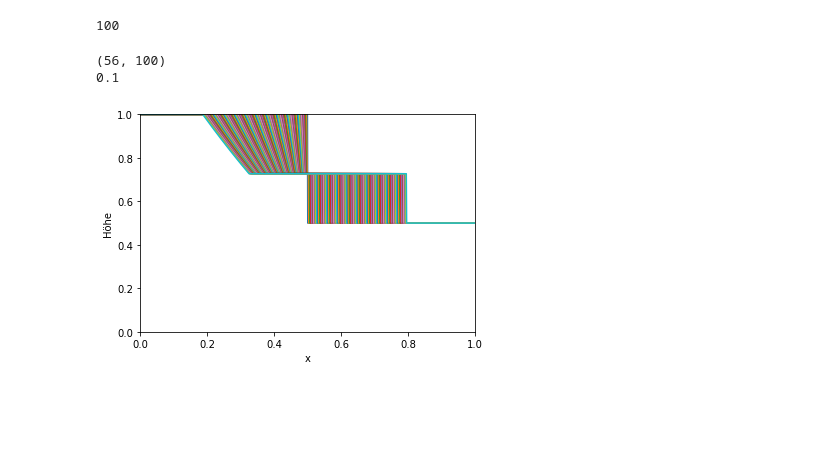
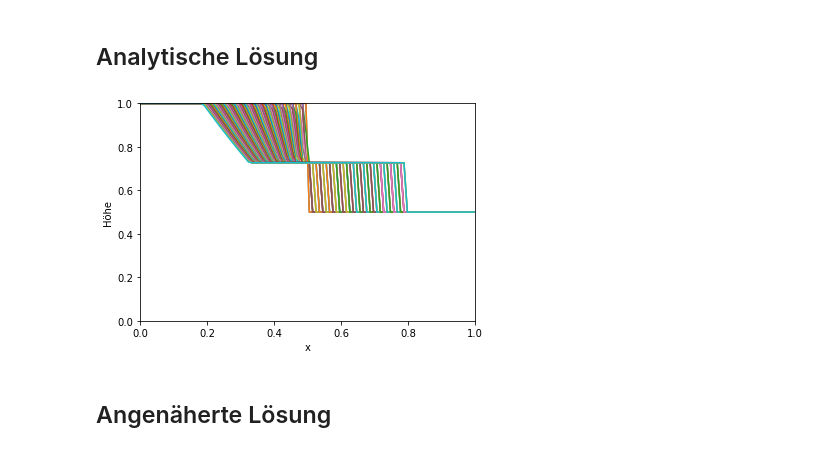
Before and after one commit to Javiermateor/Flachwassergleichung, a Jupyter notebook: HA2.ipynb, the cells around one changed output. Cells and saved outputs as stored; diff of their text form; code cells hidden in the pictures; blank space fills up the shorter version.

```diff
--- a/HA2.ipynb
+++ b/HA2.ipynb
@@ -60,48 +7,5 @@ def upwind_verfahren(Nx, CFL=1):
-# %%
-N = 100
-CFL = 0.9
-
-U_glatt, U_unstetig, x, dt = upwind_verfahren(N, CFL)
-print(len(x))
-# %% [output]
-100
-# %%
-#Numerische Flussfunktion - Bestimmen (nur das momentan)
-def numFluss_LAX_FRIEDRICH(dx,dt,U):
-
-    #rechtseitiger Fluss (F_j+1/2)
-    F_j12_r = np.zeros((len(U),len(U[0])))
-    #linker Fluss (F_j-1/2)
-    F_j12_l = np.zeros((len(U),len(U[0])))
-
-    #Funktion F definieren (Matrix mit h und u) (siehe Skript 3 Implementierung)
-    #Matrix H bzw. H°, Matrix HU bzw. HU° definieren (siehe Skript 3 Implementierung)
-
-
-    for i in range(1,len(U[0])-1):
-        F_j12_r[:,i] = 0.5*(U[:,i] + U[:,i-1]) - 0.5*c*(U[:,i] - U[:,i-1])
-        F_j12_l[:,i] = 0.5*(U[:,i] + U[:,i+1]) - 0.5*c*(U[:,i+1] - U[:,i])
-
-    #Andere Verfahren auch probieren, alle steht im Skript
-
-    return F_j12_r, F_j12_l
-
-
-F = numFluss_LAX_FRIEDRICH(x,dt,U_glatt) #dx muss noch außerhalb der Funktion Anfangsbedingungen bestimmt werden
-print(F.shape)
-print(max(x)/len(x)) #-----------> dx
-
-#Zeitschrittweite durch CFL Bedingung für Systeme bestimmen (Lax-Friedrich)
-## Jacobimatrix von F bestimmen
-## Eigenwerte der Jacobimatrix bestimmen
-## dt = CFL*dx/max(Eigenwerte)
-
-#Frage: kann man Dokumente in Jupyter Notebook verbinden?, damit der Code nicht so lang wird
-#Muss man die komponenten in einzelnen Richtungen betrachten? ansonsten funktioniert nicht mit der Vektoriellen Form von h und hu. Skript Seite 34 Gleichung 3.2
-#Wie beeinfleusst die Anfangsbedingung die Lösung? (siehe Skript Seite 34)
-# %% [output]
-(56, 100)
-0.1
+# %% [markdown]
+## Analytische Lösung
 # %%
 def dammbruch(x,t,x0,hl,hr,Sw):
     #Diskretisierung des Gebiets mit anfangsbedingungen
@@ -114,13 +18,12 @@ def dammbruch(x,t,x0,hl,hr,Sw):
     u = np.zeros((len(x), len(t)), dtype= float)
 
     # Randbedingungen vielleicht noch sauberer 0.5 ist 1 und 0.5 gleichzeitig
-    h[:,0] = np.where(x>=0.5, 0.5, 1)
+    h[:,0] = np.where(x>=x0, hr, hl)
 
     # Berechnung
     for i in range(1, len(t)):
         for j in range(len(x)):
             h[j,i],u[j,i] = hu(x[j],t[i])
-    #print(hu(x[48],t[1]))
     return h , u
 
 
@@ -129,7 +32,6 @@ def hu(x,t):
     xa = x0 - t*np.sqrt(g*hl)
     xb = x0 + t*(u2-c2)
     xc = x0 + Sw*t
-    #print(xa,xb,xc)
     if x < xa:
         h = hl
         u = 0
@@ -144,44 +46,48 @@ def hu(x,t):
         u = 0
     return h , u
 # %%
-# Initialiesierung der Werte:
+# Initialisierung der Werte:
 hl= 1
 hr = 0.5
 x0 = 0.5
 g= 9.81
+Nx = 100
+Nt = 100
 
 #temporär: (Ersetzen mit Anfangsbedingungen, dann müsste t in Anfangsbedingungen ergänzt werden)
-x = np.linspace(0, 1, 1000)
-t = np.linspace(0, 0.1, 100)
+x = np.linspace(0, 1, Nx)
+t = np.linspace(0, 0.1, Nt)
 
 
 
 # Sw bestimmen
 def f(Sw):
     return Sw - (g*hr)/(4*Sw)*(1+np.sqrt(1+(8*Sw**2)/(g*hr))) + 2*np.sqrt((g*hr)/2*(np.sqrt(1+(8*Sw**2)/(g*hr))-1)) - 2*np.sqrt(g*hl)
 z = 1
 while True:
     Sw = optimize.newton(f, z) # Validierung des positiven ergebnisses
     z += 1
     if Sw > 0:
         break
 
 
 h,u = dammbruch(x,t,x0,hl,hr,Sw)
-#print(h[:,1])
+
 
 fig, ax = plt.subplots()
 for n in range(h.shape[1]):
         ax.plot(x, h[:,n])
 ax.set_xlabel('x')
 ax.set_ylabel('Höhe')
 ax.title.set_fontsize(13)
 ax.set_xlim(0,1)
 ax.set_ylim(0,1)
 plt.show()
 
+h_ana = np.copy(h)
 # Vielleicht Animation daraus machen?
-# Komisch, dass auf der "rechten Seite" es so eckig ist, aber in der h Funktion zwischen xb und xc ist weder x noch t in der Rechnung integriert, also muss es eine Konstante sein (0.75...).
 # %% [output]
-[figure, old version]
+[figure, new version]
+# %% [markdown]
+## Angenäherte Lösung
 # %%
```
Also changed, not shown: parts of 6 cells of this notebook.
